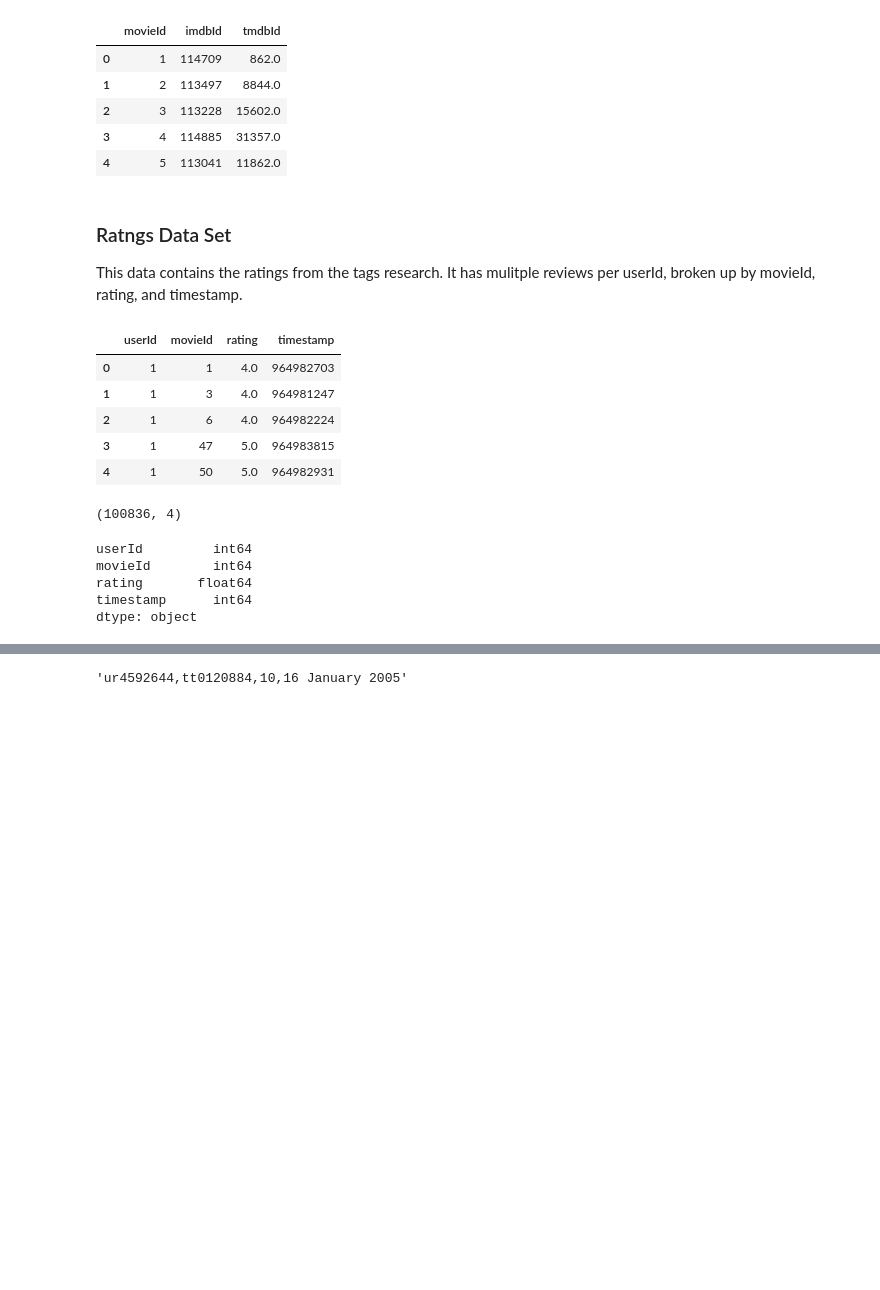
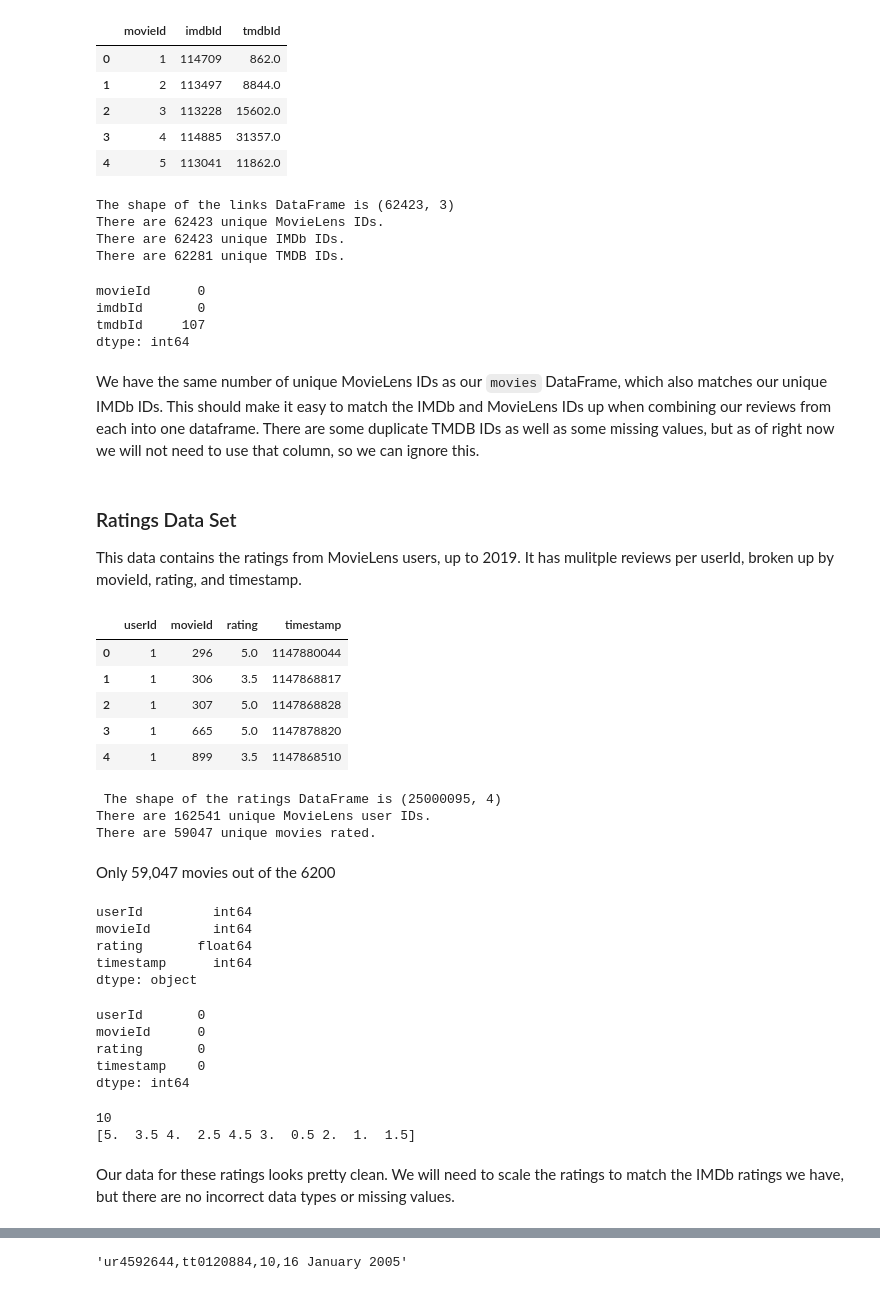
Before and after one commit to jackfrantz/Movie-Recommender-System, a Jupyter notebook: Code_Notebooks/1_Data_Collection.ipynb, the cells around one changed output, grey strips where cells are left out. Cells and saved outputs as stored; diff of their text form; code cells hidden in the pictures; blank space fills up the shorter version.

```diff
--- a/Code_Notebooks/1_Data_Collection.ipynb
+++ b/Code_Notebooks/1_Data_Collection.ipynb
@@ -32,23 +92,49 @@ links.head()
 | 2 | 3 | 113228 | 15602.0 |
 | 3 | 4 | 114885 | 31357.0 |
 | 4 | 5 | 113041 | 11862.0 |
+# %%
+print(f'The shape of the links DataFrame is {links.shape}')
+print(f"There are {links['movieId'].nunique()} unique MovieLens IDs.")
+print(f"There are {links['imdbId'].nunique()} unique IMDb IDs.")
+print(f"There are {links['tmdbId'].nunique()} unique TMDB IDs.")
+# %% [output]
+The shape of the links DataFrame is (62423, 3)
+There are 62423 unique MovieLens IDs.
+There are 62423 unique IMDb IDs.
+There are 62281 unique TMDB IDs.
+# %%
+# Let's check for any missing values
+links.isna().sum()
+# %% [output]
+movieId      0
+imdbId       0
+tmdbId     107
+dtype: int64
+# %% [markdown]
+We have the same number of unique MovieLens IDs as our `movies` DataFrame, which also matches our unique IMDb IDs. This should make it easy to match the IMDb and MovieLens IDs up when combining our reviews from each into one dataframe. There are some duplicate TMDB IDs as well as some missing values, but as of right now we will not need to use that column, so we can ignore this.
 # %% [markdown]
-### Ratngs Data Set
-This data contains the ratings from the tags research. It has mulitple reviews per userId, broken up by movieId, rating, and timestamp.
+### Ratings Data Set
+This data contains the ratings from MovieLens users, up to 2019. It has mulitple reviews per userId, broken up by movieId, rating, and timestamp.
 # %%
-ratings = pd.read_csv('../Data/ml-latest-small/ratings.csv')
+ratings = pd.read_csv('../Data/Large-Data/MovieLens-25M/ratings.csv')
 ratings.head()
 # %% [output]
 |  | userId | movieId | rating | timestamp |
-| 0 | 1 | 1 | 4.0 | 964982703 |
-| 1 | 1 | 3 | 4.0 | 964981247 |
-| 2 | 1 | 6 | 4.0 | 964982224 |
-| 3 | 1 | 47 | 5.0 | 964983815 |
-| 4 | 1 | 50 | 5.0 | 964982931 |
+| 0 | 1 | 296 | 5.0 | 1147880044 |
+| 1 | 1 | 306 | 3.5 | 1147868817 |
+| 2 | 1 | 307 | 5.0 | 1147868828 |
+| 3 | 1 | 665 | 5.0 | 1147878820 |
+| 4 | 1 | 899 | 3.5 | 1147868510 |
-# %%
-ratings.shape
-# %% [output]
-(100836, 4)
+# %%
+print(f' The shape of the ratings DataFrame is {ratings.shape}')
+print(f"There are {ratings['userId'].nunique()} unique MovieLens user IDs.")
+print(f"There are {ratings['movieId'].nunique()} unique movies rated.")
+# %% [output]
+ The shape of the ratings DataFrame is (25000095, 4)
+There are 162541 unique MovieLens user IDs.
+There are 59047 unique movies rated.
+# %% [markdown]
+Only 59,047 movies out of the 6200
 # %%
 ratings.dtypes
 # %% [output]
@@ -57,6 +143,24 @@ movieId        int64
 rating       float64
 timestamp      int64
 dtype: object
+# %%
+# Let's check for missing values
+ratings.isna().sum()
+# %% [output]
+userId       0
+movieId      0
+rating       0
+timestamp    0
+dtype: int64
+# %%
+# There are 10 possible ratings on a scale of 0.5-5
+print(ratings['rating'].nunique())
+print(ratings['rating'].unique())
+# %% [output]
+10
+[5.  3.5 4.  2.5 4.5 3.  0.5 2.  1.  1.5]
+# %% [markdown]
+Our data for these ratings looks pretty clean. We will need to scale the ratings to match the IMDb ratings we have, but there are no incorrect data types or missing values.
 # %%
 # Rating for Toy Story
 ratings[ratings['movieId']==1]['rating'].mean()
```
Also changed, not shown: parts of 22 cells of this notebook.
